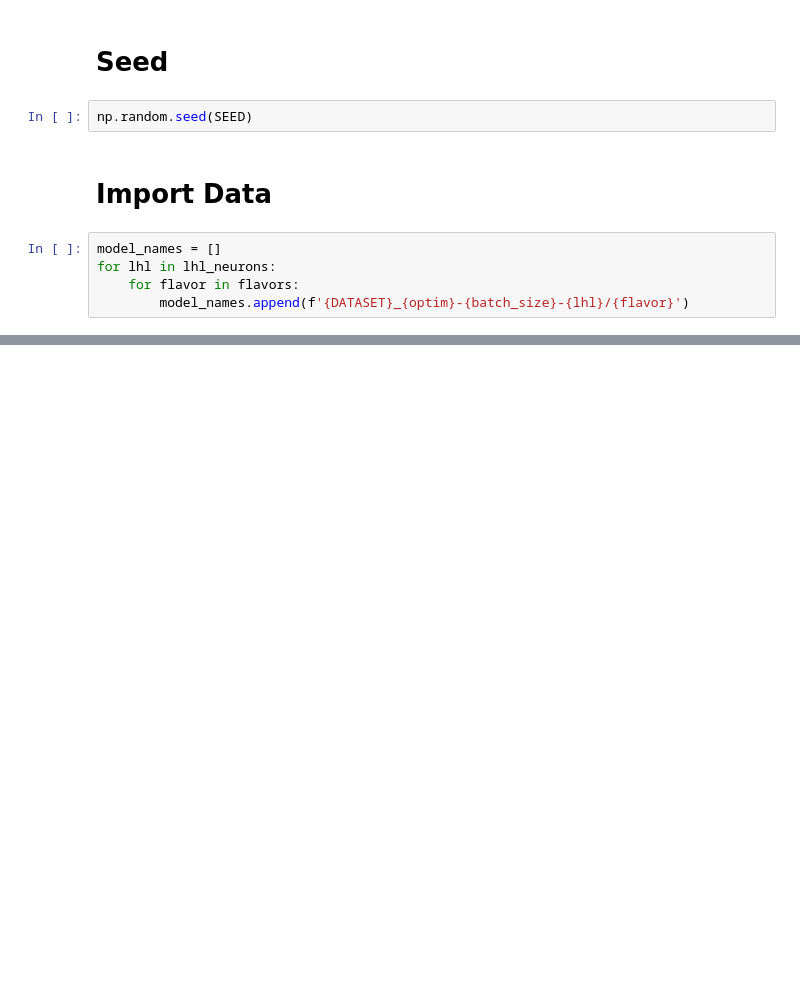
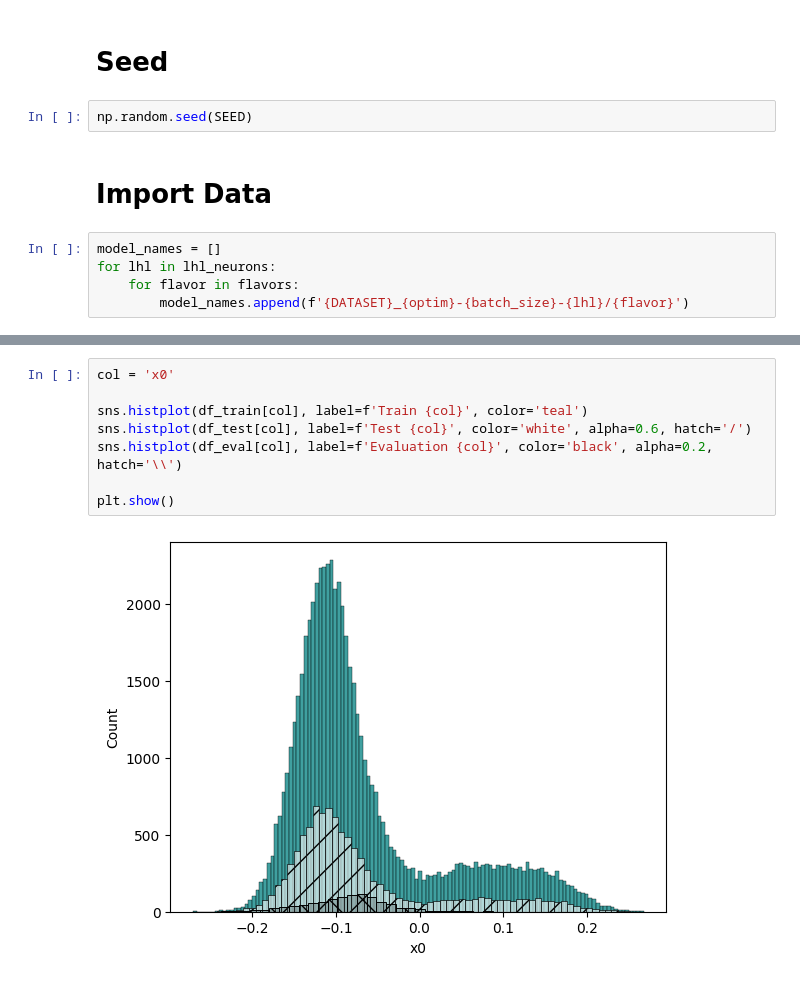
Before and after one commit to ahmadhatahet/runtime-monitoring, a Jupyter notebook: experiments/analyze-bdd-stats.ipynb, the cells around one changed output, grey strips where cells are left out. Saved outputs shown, nothing was run; the diff lists cells and outputs as text; blank space fills up the shorter version.

```diff
--- a/experiments/analyze-bdd-stats.ipynb
+++ b/experiments/analyze-bdd-stats.ipynb
@@ -159,0 +342,10 @@ df_score.loc[(df_score['thld'] == 'relu') &
+# %%
+col = 'x0'
+
+sns.histplot(df_train[col], label=f'Train {col}', color='teal')
+sns.histplot(df_test[col], label=f'Test {col}', color='white', alpha=0.6, hatch='/')
+sns.histplot(df_eval[col], label=f'Evaluation {col}', color='black', alpha=0.2, hatch='\\')
+
+plt.show()
+# %% [output]
+[figure, added]
```
Also changed, not shown: parts of 32 cells of this notebook.
